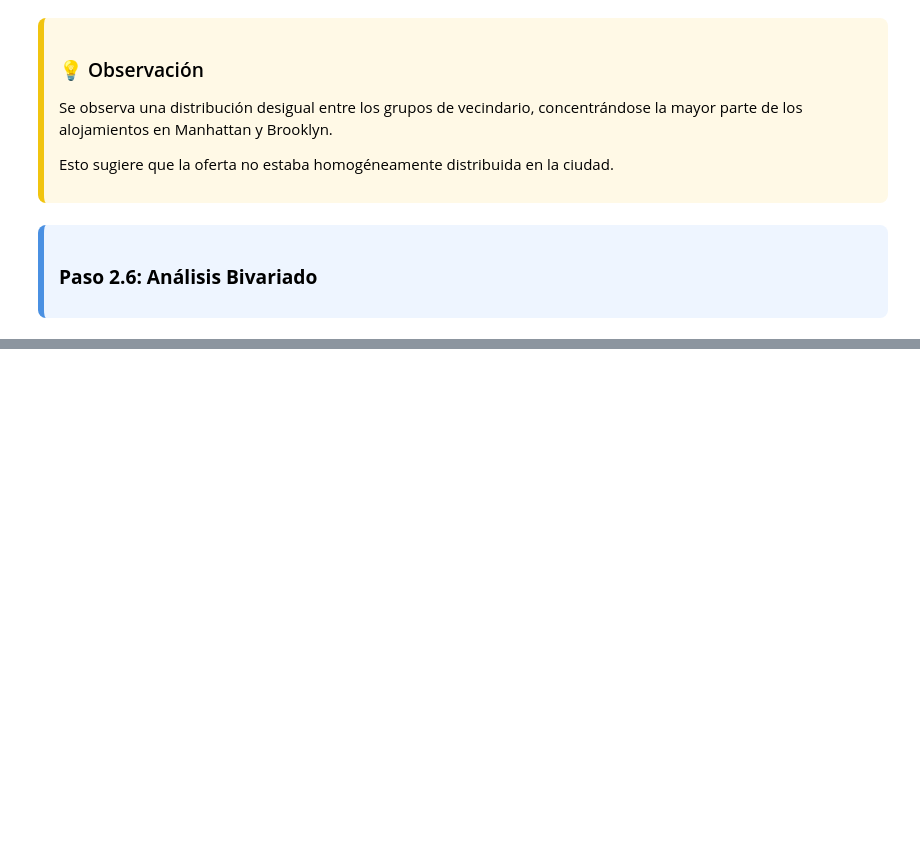
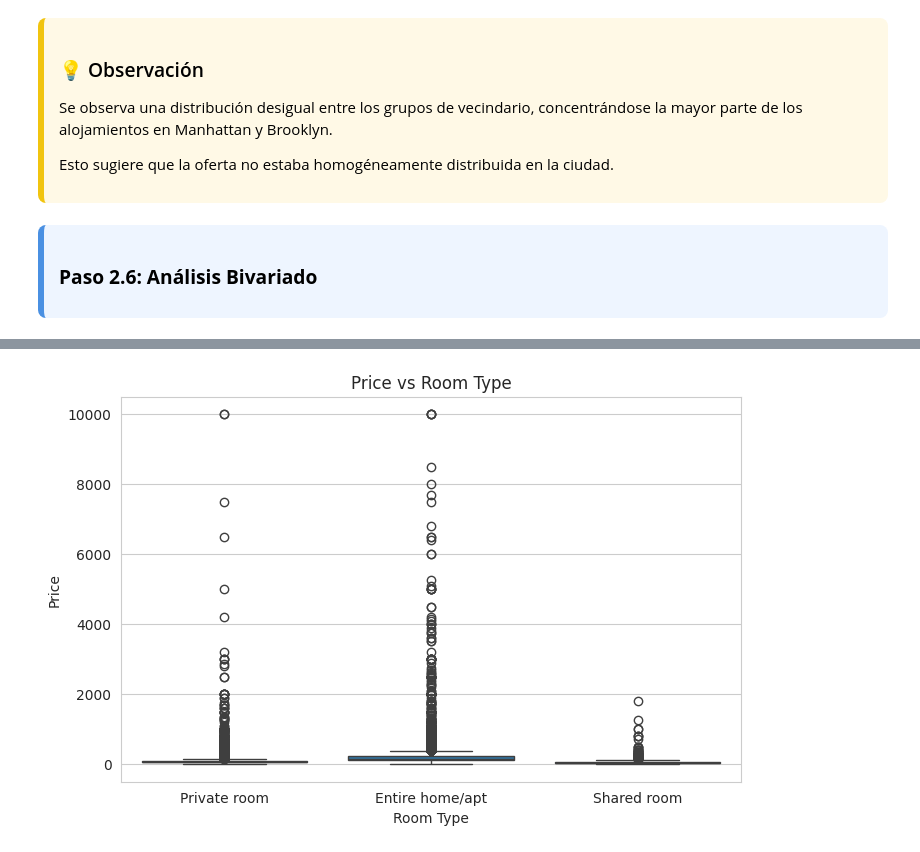
Before and after one commit to 4GeeksAcademy/anaisaponte-GitH-intro-ml, a Jupyter notebook: src/00-eda-airbnb-ny.ipynb, the cells around one changed output, grey strips where cells are left out. Drawn from its saved outputs; the diff is of its cells as text; code cells hidden in the pictures; blank space fills up the shorter version.

```diff
--- a/src/00-eda-airbnb-ny.ipynb
+++ b/src/00-eda-airbnb-ny.ipynb
@@ -713,0 +809,12 @@ Esto sugiere que la oferta no estaba homogéneamente distribuida en la ciudad.
+# %%
+plt.figure(figsize=(8,5))
+
+sns.boxplot(x='room_type', y='price', data=df)
+
+plt.title("Price vs Room Type")
+plt.xlabel("Room Type")
+plt.ylabel("Price")
+
+plt.show()
+# %% [output]
+[figure, added]
```
Also changed, not shown: parts of 17 cells of this notebook.
